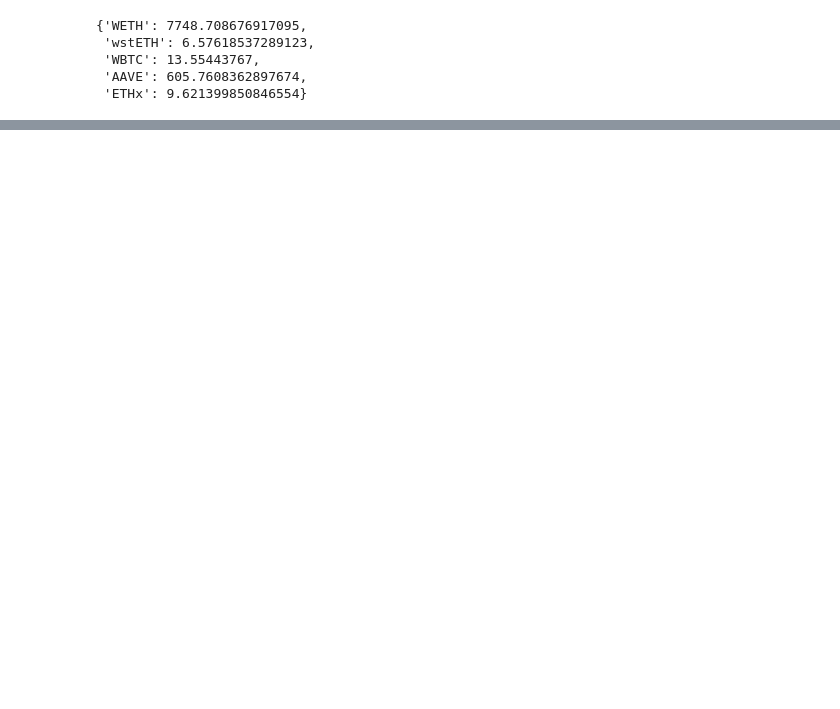
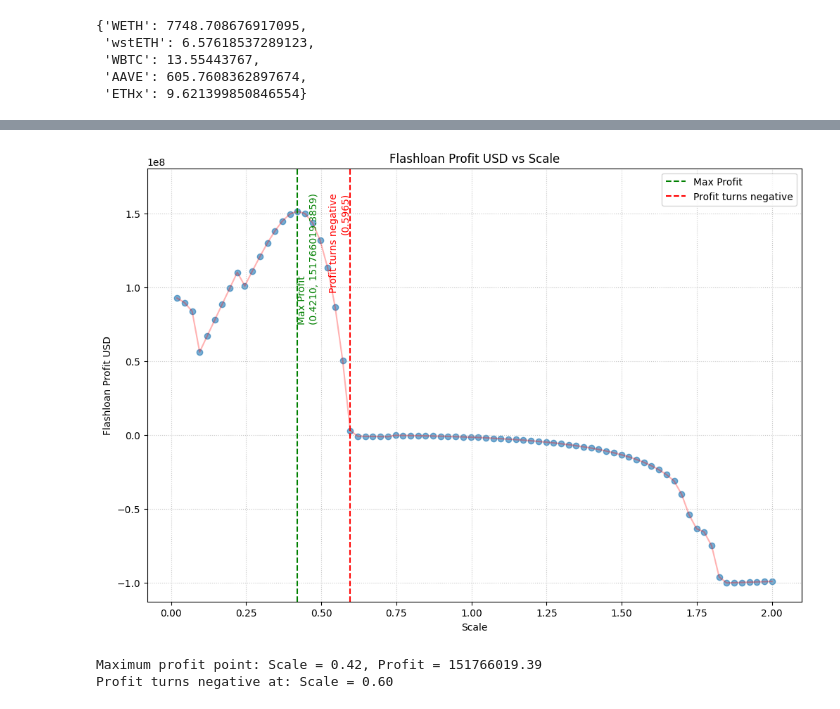
Before and after one commit to DiligentDeer/simuliq, a Jupyter notebook: analysis/template/test.ipynb, the cells around one changed output, grey strips where cells are left out. Cells and saved outputs as stored; diff of their text form; code cells hidden in the pictures; blank space fills up the shorter version.

```diff
--- a/analysis/template/test.ipynb
+++ b/analysis/template/test.ipynb
@@ -381,0 +541,7 @@ Total Liquidatable Debt:
+# %%
+# Create price mapping
+new_price_mapping = {ASSET_UNDER_CONSIDERATION: PRICE_ASSUMPTION}
+price_mapping = dict(zip(aave_supported_asset_data['symbol'], aave_supported_asset_data['price']))
+
+# Create asset mapping and get health ratios
+asset_mapping = create_asset_mapping(aave_supported_asset_data, new_price_mapping)
@@ -381,0 +597,4 @@ Total Liquidatable Debt:
+# %%
+new_broad_price_mapping = construct_new_price_mapping(asset_mapping, new_price_mapping, total_collateral, total_debt)
+# %%
+updated_trade_pair_hashmap = update_trade_pair_exchange_price(trade_pair_hashmap, new_broad_price_mapping)
@@ -381,0 +614,8 @@ Total Liquidatable Debt:
+# %%
+liquidation_profits_df = scale_supply_and_create_liquidations(updated_trade_pair_hashmap,
+                                                              asset_mapping,
+                                                              total_collateral,
+                                                              total_debt,
+                                                              0.02,
+                                                              2,
+                                                              80)
@@ -381,0 +640,60 @@ Total Liquidatable Debt:
+# %%
+# Sort the dataframe by scale
+sorted_df = liquidation_profits_df.sort_values('scale')
+
+# Find the point of maximum profit
+max_profit_idx = sorted_df['flashloan_profit_usd'].idxmax()
+max_profit_x = sorted_df.loc[max_profit_idx, 'scale']
+max_profit_y = sorted_df.loc[max_profit_idx, 'flashloan_profit_usd']
+
+# Find the point where profit turns negative
+positive_profits = sorted_df[sorted_df['flashloan_profit_usd'] > 0]
+if not positive_profits.empty:
+    last_positive_idx = positive_profits.index[-1]
+    zero_crossing_x = sorted_df.loc[last_positive_idx, 'scale']
+    zero_crossing_y = 0
+else:
+    zero_crossing_x = zero_crossing_y = None
+
+# Create the plot
+plt.figure(figsize=(12, 8))
+plt.scatter(sorted_df['scale'], sorted_df['flashloan_profit_usd'], alpha=0.6)
+plt.plot(sorted_df['scale'], sorted_df['flashloan_profit_usd'], 'r-', alpha=0.3)
+
+# Add vertical lines and annotations
+plt.axvline(x=max_profit_x, color='g', linestyle='--', label='Max Profit')
+plt.text(max_profit_x, plt.ylim()[1], f'Max Profit\n({max_profit_x:.4f}, {max_profit_y:.4f})',
+         rotation=90, va='top', ha='left', color='g')
+
+if zero_crossing_x:
+    plt.axvline(x=zero_crossing_x, color='r', linestyle='--', label='Profit turns negative')
+    plt.text(zero_crossing_x, plt.ylim()[1], f'Profit turns negative\n({zero_crossing_x:.4f})',
+             rotation=90, va='top', ha='right', color='r')
+
+# Adjust y-axis to give more space for labels
+plt.ylim(plt.ylim()[0], plt.ylim()[1] * 1.1)
+
+plt.xlabel('Scale')
+plt.ylabel('Flashloan Profit USD')
+plt.title('Flashloan Profit USD vs Scale')
+plt.legend()
+
+# Add grid for better readability
+plt.grid(True, linestyle=':', alpha=0.7)
+
+# Use scientific notation for y-axis if numbers are very large
+plt.ticklabel_format(style='sci', axis='y', scilimits=(0,0))
+
+# plt.tight_layout()
+plt.show()
+
+# Print the exact values
+print(f"Maximum profit point: Scale = {max_profit_x:.2f}, Profit = {max_profit_y:.2f}")
+if zero_crossing_x:
+    print(f"Profit turns negative at: Scale = {zero_crossing_x:.2f}")
+else:
+    print("Profit does not turn negative within the given data range.")
+# %% [output]
+[figure, added]
+Maximum profit point: Scale = 0.42, Profit = 151766019.39
+Profit turns negative at: Scale = 0.60
```
Also changed, not shown: parts of 20 cells of this notebook.
